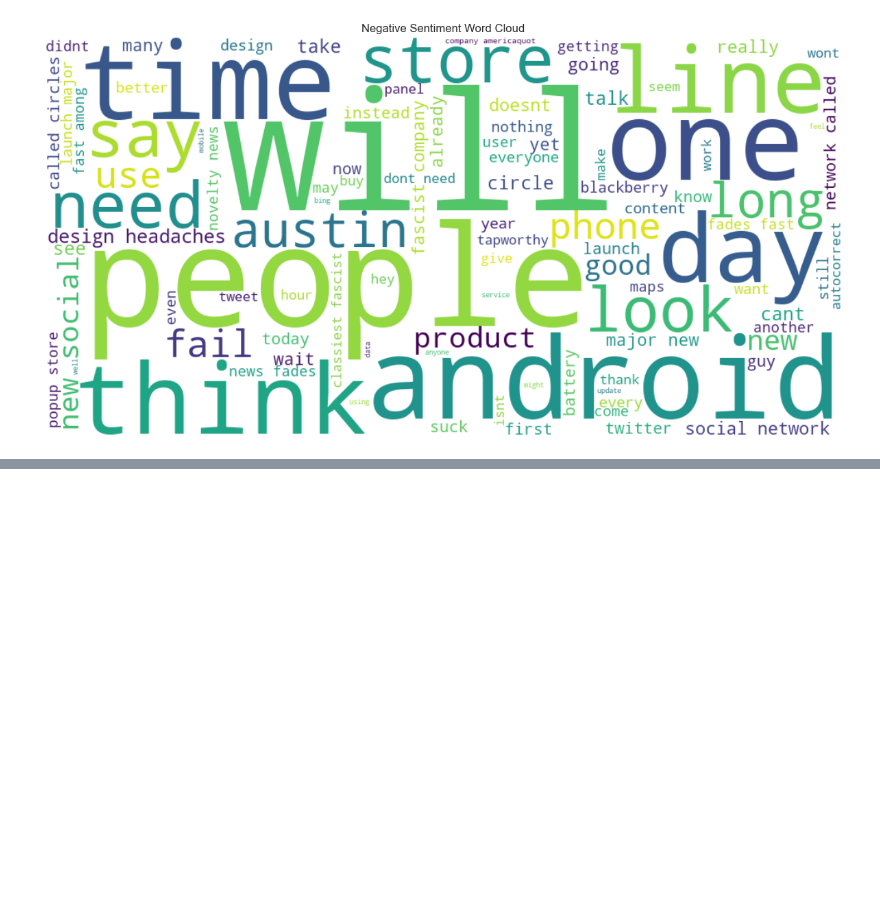
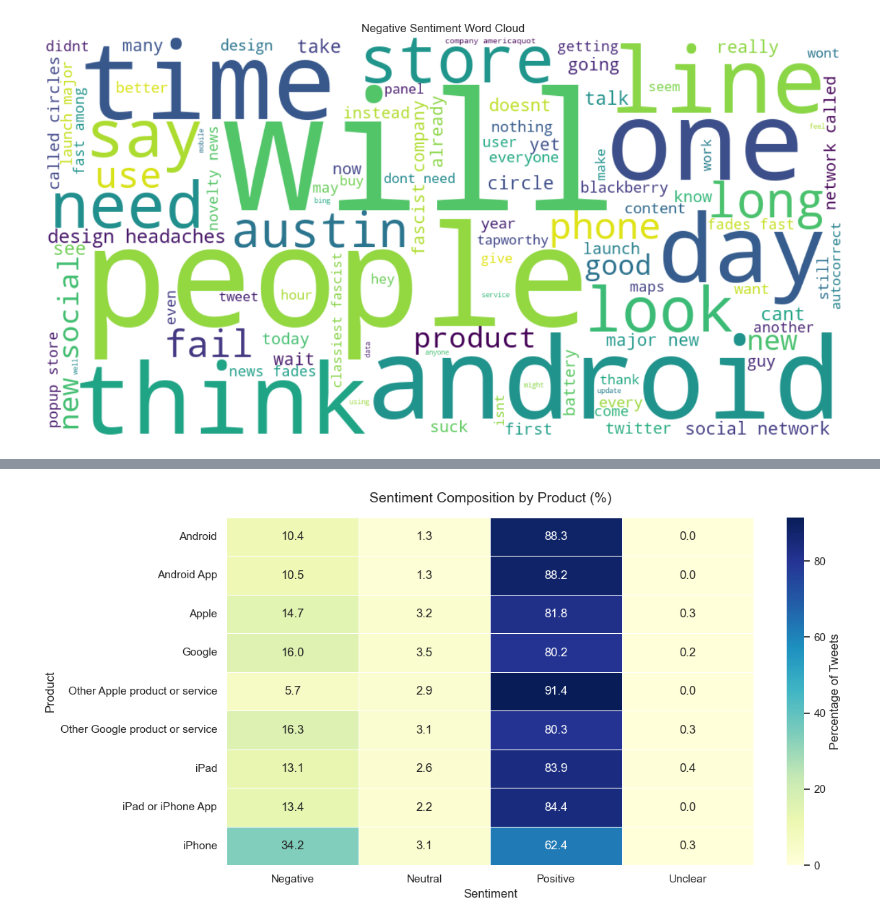
Before and after one commit to byegond-beep/Consumer-Sentiment-Analysis-of-Apple-and-Google-Products-Using-Natural-Language-Processing, a Jupyter notebook: Consumer-Sentiment-Analysis-of-Apple-and-Google-Products-Using-NLP.ipynb, the cells around one changed output, grey strips where cells are left out. Drawn from its saved outputs; the diff is of its cells as text; code cells hidden in the pictures; blank space fills up the shorter version.

```diff
--- a/Consumer-Sentiment-Analysis-of-Apple-and-Google-Products-Using-NLP.ipynb
+++ b/Consumer-Sentiment-Analysis-of-Apple-and-Google-Products-Using-NLP.ipynb
@@ -1080,0 +1155,12 @@ For stakeholders, monitoring these recurring concerns can help identify opportun
+# %%
+# Calculate sentiment percentages by product
+
+sentiment_pct = pd.crosstab(
+    filtered_df['product'],
+    filtered_df['sentiment'],
+    normalize='index'
+) * 100
+
+# Display results
+
+sentiment_pct.round(1)
@@ -1080,0 +1179,26 @@ For stakeholders, monitoring these recurring concerns can help identify opportun
+# %%
+plt.figure(figsize=(12,6))
+
+sns.heatmap(
+    sentiment_pct,
+    annot=True,
+    fmt='.1f',
+    cmap='YlGnBu',
+    linewidths=0.5,
+    linecolor='white',
+    cbar_kws={'label': 'Percentage of Tweets'}
+)
+
+plt.title(
+    'Sentiment Composition by Product (%)',
+    fontsize=14,
+    pad=15
+)
+
+plt.xlabel('Sentiment')
+plt.ylabel('Product')
+
+plt.tight_layout()
+plt.show()
+# %% [output]
+[figure, added]
```
Also changed, not shown: parts of 19 cells of this notebook.
